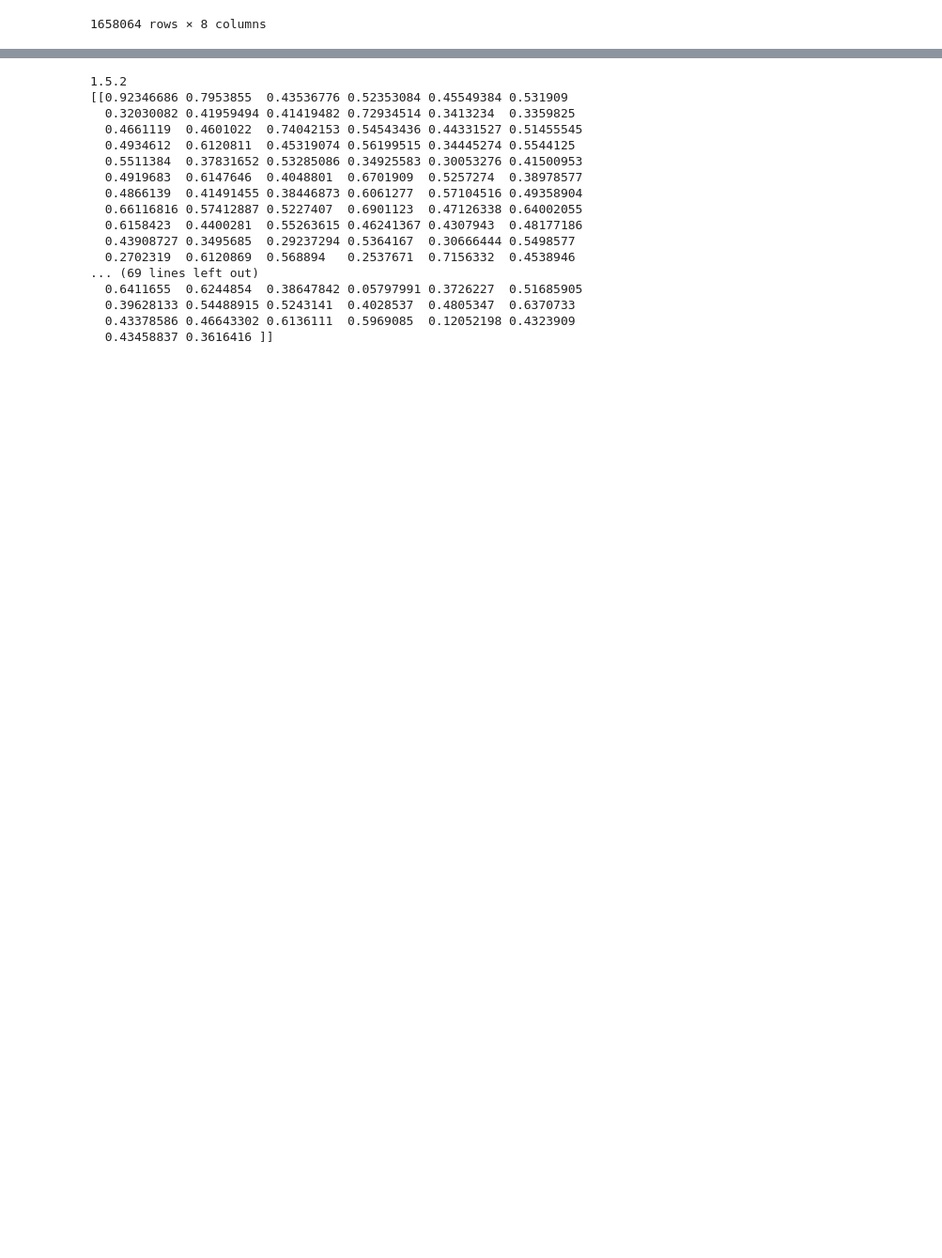
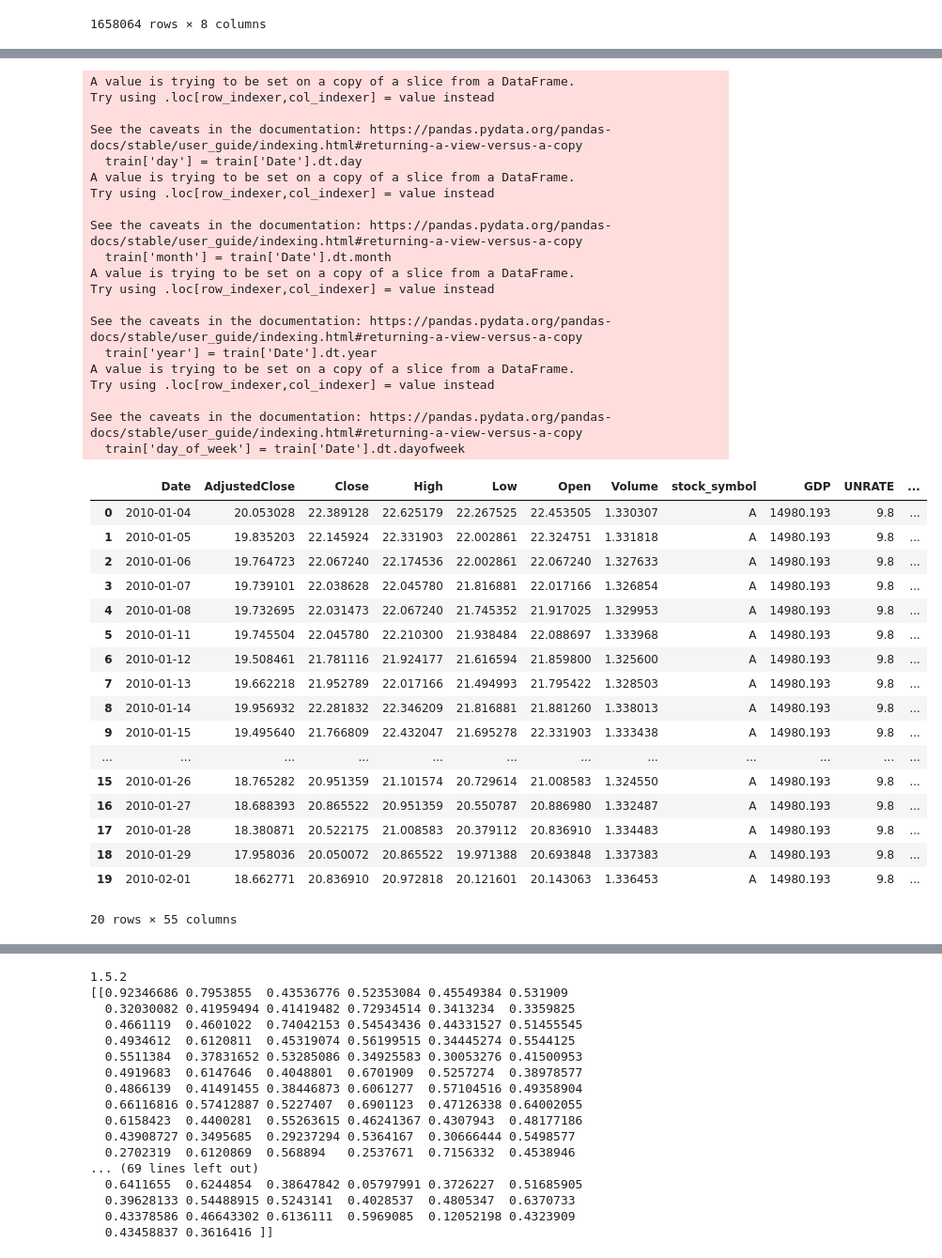
Before and after one commit to alfredofdlv/Proyect2_LABIACD, a Jupyter notebook: Notebook.ipynb, the cells around one changed output, grey strips where cells are left out. Shown: that part at 94% size. Drawn from its saved outputs; the diff is of its cells as text; code cells hidden in the pictures; blank space fills up the shorter version.

```diff
--- a/Notebook.ipynb
+++ b/Notebook.ipynb
@@ -359,0 +335,56 @@ Index(['AdjustedClose', 'Close', 'High', 'Low', 'Open', 'Volume'], dtype='object
+# %%
+from importlib import reload
+import utils
+reload(utils)
+from utils import get_technical_indicators
+test_2=test.loc[:,['AdjustedClose','Close','Open','High','Low','Volume']]
+#Creación de variables latentes para ek archivo train
+
+train['day'] = train['Date'].dt.day
+train['month'] = train['Date'].dt.month
+train['year'] = train['Date'].dt.year
+train['day_of_week'] = train['Date'].dt.dayofweek
+
+
+train=train.groupby('stock_symbol').apply(get_technical_indicators)
+train.reset_index(drop=True, inplace=True)
+display(train.head(20))
+# %% [output]
+A value is trying to be set on a copy of a slice from a DataFrame.
+Try using .loc[row_indexer,col_indexer] = value instead
+
+See the caveats in the documentation: https://pandas.pydata.org/pandas-docs/stable/user_guide/indexing.html#returning-a-view-versus-a-copy
+  train['day'] = train['Date'].dt.day
+A value is trying to be set on a copy of a slice from a DataFrame.
+Try using .loc[row_indexer,col_indexer] = value instead
+
+See the caveats in the documentation: https://pandas.pydata.org/pandas-docs/stable/user_guide/indexing.html#returning-a-view-versus-a-copy
+  train['month'] = train['Date'].dt.month
+A value is trying to be set on a copy of a slice from a DataFrame.
+Try using .loc[row_indexer,col_indexer] = value instead
+
+See the caveats in the documentation: https://pandas.pydata.org/pandas-docs/stable/user_guide/indexing.html#returning-a-view-versus-a-copy
+  train['year'] = train['Date'].dt.year
+A value is trying to be set on a copy of a slice from a DataFrame.
+Try using .loc[row_indexer,col_indexer] = value instead
+
+See the caveats in the documentation: https://pandas.pydata.org/pandas-docs/stable/user_guide/indexing.html#returning-a-view-versus-a-copy
+  train['day_of_week'] = train['Date'].dt.dayofweek
+|  | Date | AdjustedClose | Close | High | Low | Open | Volume | stock_symbol | GDP | UNRATE | ... |
+| 0 | 2010-01-04 | 20.053028 | 22.389128 | 22.625179 | 22.267525 | 22.453505 | 1.330307 | A | 14980.193 | 9.8 | ... |
+| 1 | 2010-01-05 | 19.835203 | 22.145924 | 22.331903 | 22.002861 | 22.324751 | 1.331818 | A | 14980.193 | 9.8 | ... |
+| 2 | 2010-01-06 | 19.764723 | 22.067240 | 22.174536 | 22.002861 | 22.067240 | 1.327633 | A | 14980.193 | 9.8 | ... |
+| 3 | 2010-01-07 | 19.739101 | 22.038628 | 22.045780 | 21.816881 | 22.017166 | 1.326854 | A | 14980.193 | 9.8 | ... |
+| 4 | 2010-01-08 | 19.732695 | 22.031473 | 22.067240 | 21.745352 | 21.917025 | 1.329953 | A | 14980.193 | 9.8 | ... |
+| 5 | 2010-01-11 | 19.745504 | 22.045780 | 22.210300 | 21.938484 | 22.088697 | 1.333968 | A | 14980.193 | 9.8 | ... |
+| 6 | 2010-01-12 | 19.508461 | 21.781116 | 21.924177 | 21.616594 | 21.859800 | 1.325600 | A | 14980.193 | 9.8 | ... |
+| 7 | 2010-01-13 | 19.662218 | 21.952789 | 22.017166 | 21.494993 | 21.795422 | 1.328503 | A | 14980.193 | 9.8 | ... |
+| 8 | 2010-01-14 | 19.956932 | 22.281832 | 22.346209 | 21.816881 | 21.881260 | 1.338013 | A | 14980.193 | 9.8 | ... |
+| 9 | 2010-01-15 | 19.495640 | 21.766809 | 22.432047 | 21.695278 | 22.331903 | 1.333438 | A | 14980.193 | 9.8 | ... |
+| ... | ... | ... | ... | ... | ... | ... | ... | ... | ... | ... | ... |
+| 15 | 2010-01-26 | 18.765282 | 20.951359 | 21.101574 | 20.729614 | 21.008583 | 1.324550 | A | 14980.193 | 9.8 | ... |
+| 16 | 2010-01-27 | 18.688393 | 20.865522 | 20.951359 | 20.550787 | 20.886980 | 1.332487 | A | 14980.193 | 9.8 | ... |
+| 17 | 2010-01-28 | 18.380871 | 20.522175 | 21.008583 | 20.379112 | 20.836910 | 1.334483 | A | 14980.193 | 9.8 | ... |
+| 18 | 2010-01-29 | 17.958036 | 20.050072 | 20.865522 | 19.971388 | 20.693848 | 1.337383 | A | 14980.193 | 9.8 | ... |
+| 19 | 2010-02-01 | 18.662771 | 20.836910 | 20.972818 | 20.121601 | 20.143063 | 1.336453 | A | 14980.193 | 9.8 | ... |
+20 rows × 55 columns
```
Also changed, not shown: parts of 15 cells of this notebook, 1 other file.
